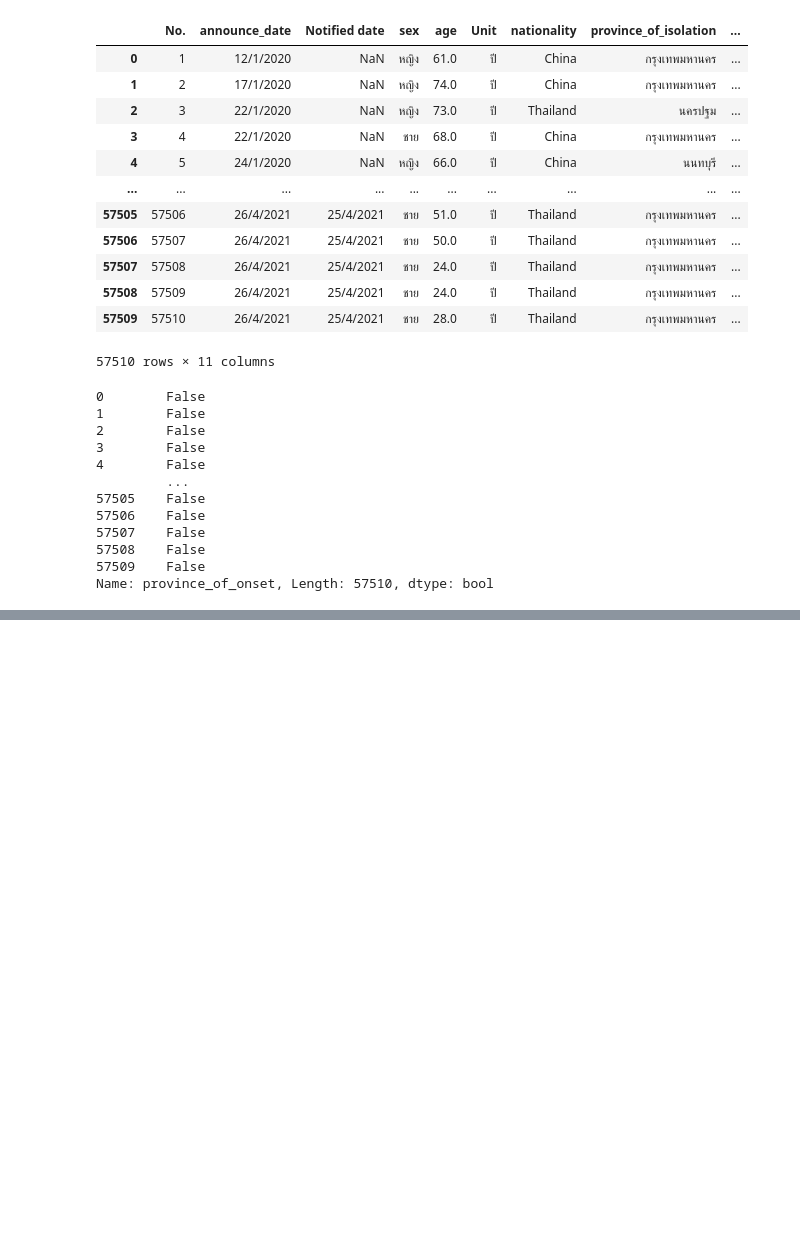
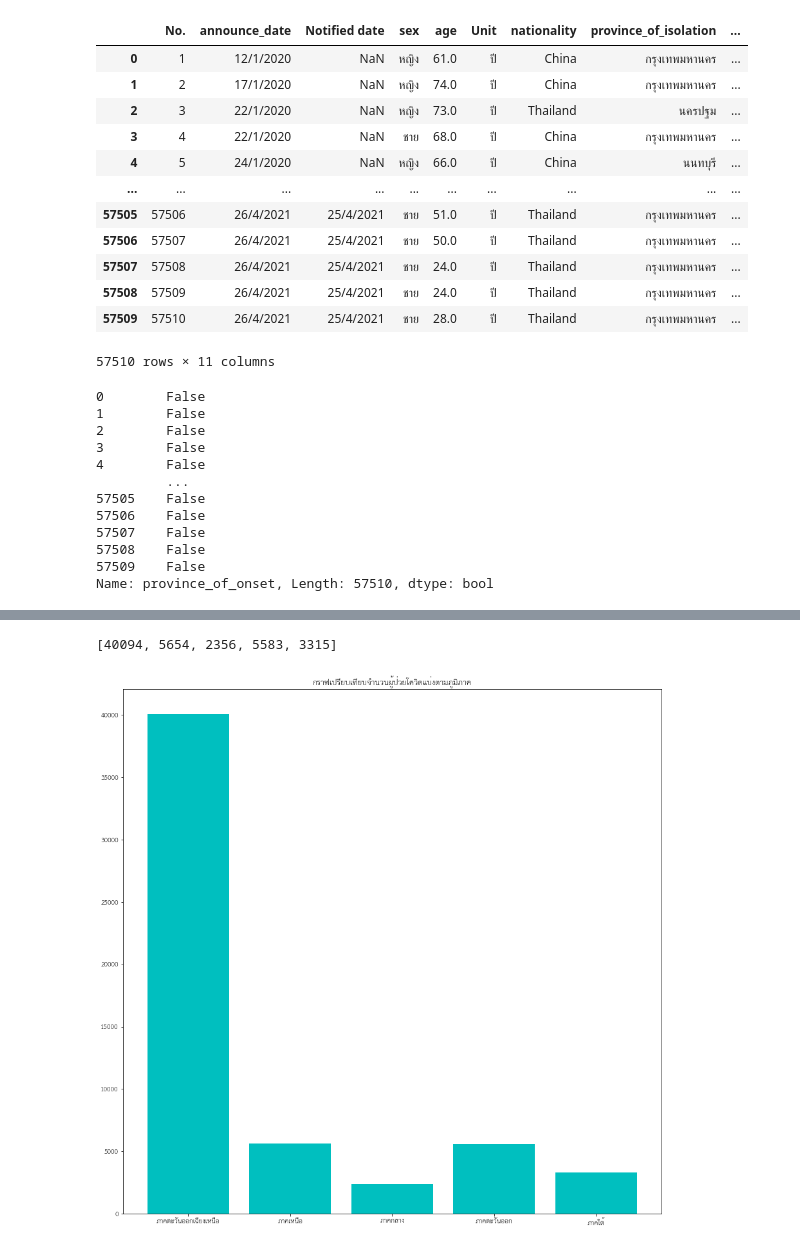
Before and after one commit to tanpharamut/data_viz, a Jupyter notebook: Visualization_Final_Exam.ipynb, the cells around one changed output, grey strips where cells are left out. Drawn from its saved outputs; the diff is of its cells as text; code cells hidden in the pictures; blank space fills up the shorter version.

```diff
--- a/Visualization_Final_Exam.ipynb
+++ b/Visualization_Final_Exam.ipynb
@@ -306,0 +727,3 @@ AbstractMethodError: ignored
+# %%
+Thailand = pd.concat([North_East,North,Central,East,South]) # รวมตาราง
+Thailand
@@ -306,0 +744,3 @@ AbstractMethodError: ignored
+# %%
+new_df_covid = df_covid_case.merge(Thailand,how='left',left_on='province_of_isolation',right_on='Province') #เพิ่ม columns พร้อมข้อมูล
+new_df_covid
@@ -306,0 +761,16 @@ AbstractMethodError: ignored
+# %%
+list_people_covid = [new_df_covid.groupby('Region')['No.'].count()[0]
+              ,new_df_covid.groupby('Region')['No.'].count()[1]
+              ,new_df_covid.groupby('Region')['No.'].count()[2]
+              ,new_df_covid.groupby('Region')['No.'].count()[3]
+              ,new_df_covid.groupby('Region')['No.'].count()[4]]
+list_people_covid
+# %% [output]
+[40094, 5654, 2356, 5583, 3315]
+# %%
+Region = ['ภาคตะวันออกเฉียงเหนือ','ภาคเหนือ','ภาคกลาง','ภาคตะวันออก','ภาคใต้' ]
+# %%
+plt.bar(Region,list_people_covid,color='c')
+plt.title('กราฟเปรียบเทียบจำนวนผู้ป่วยโควิดแบ่งตามภูมิภาค');
+# %% [output]
+[figure, added]
```
Also changed, not shown: parts of 62 cells of this notebook.
